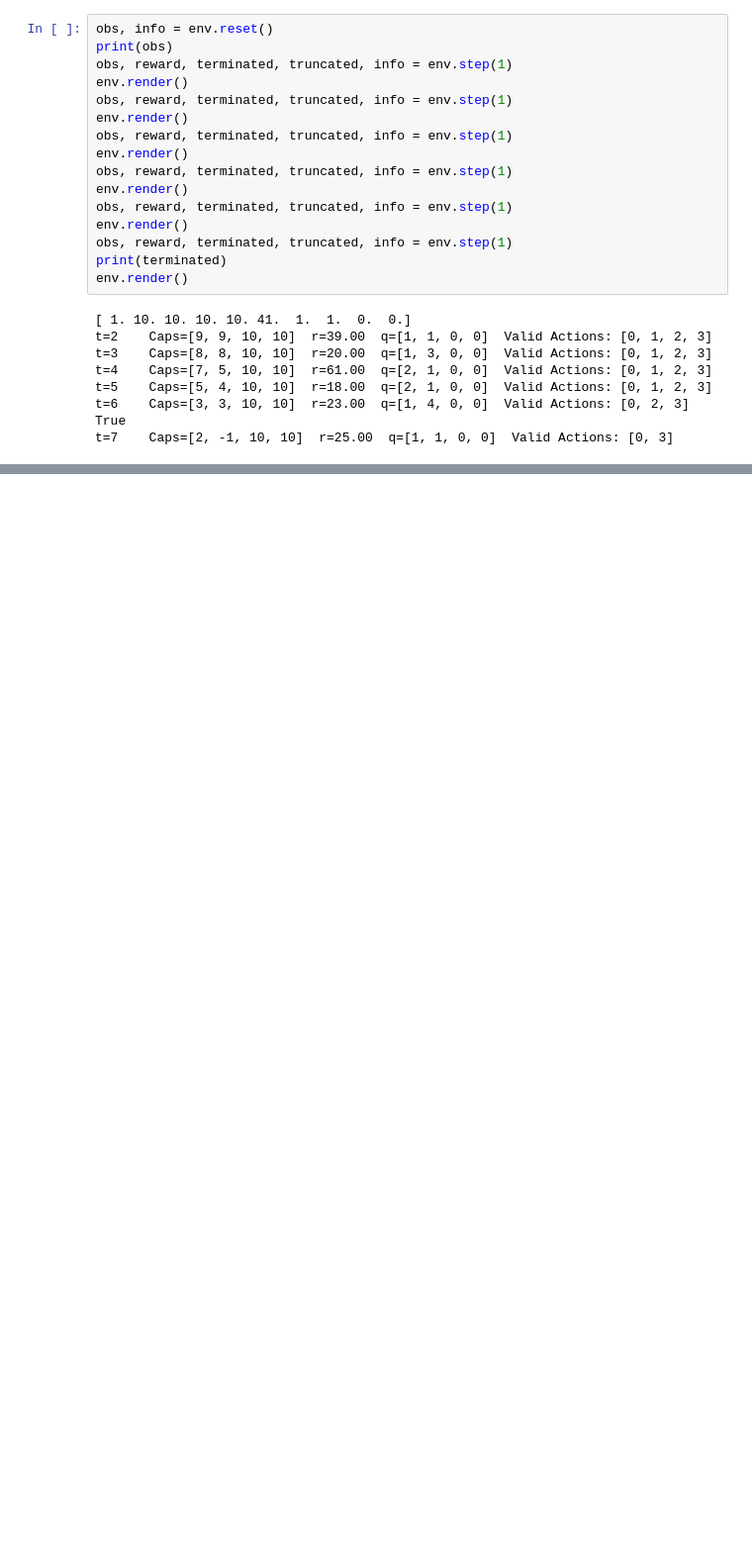
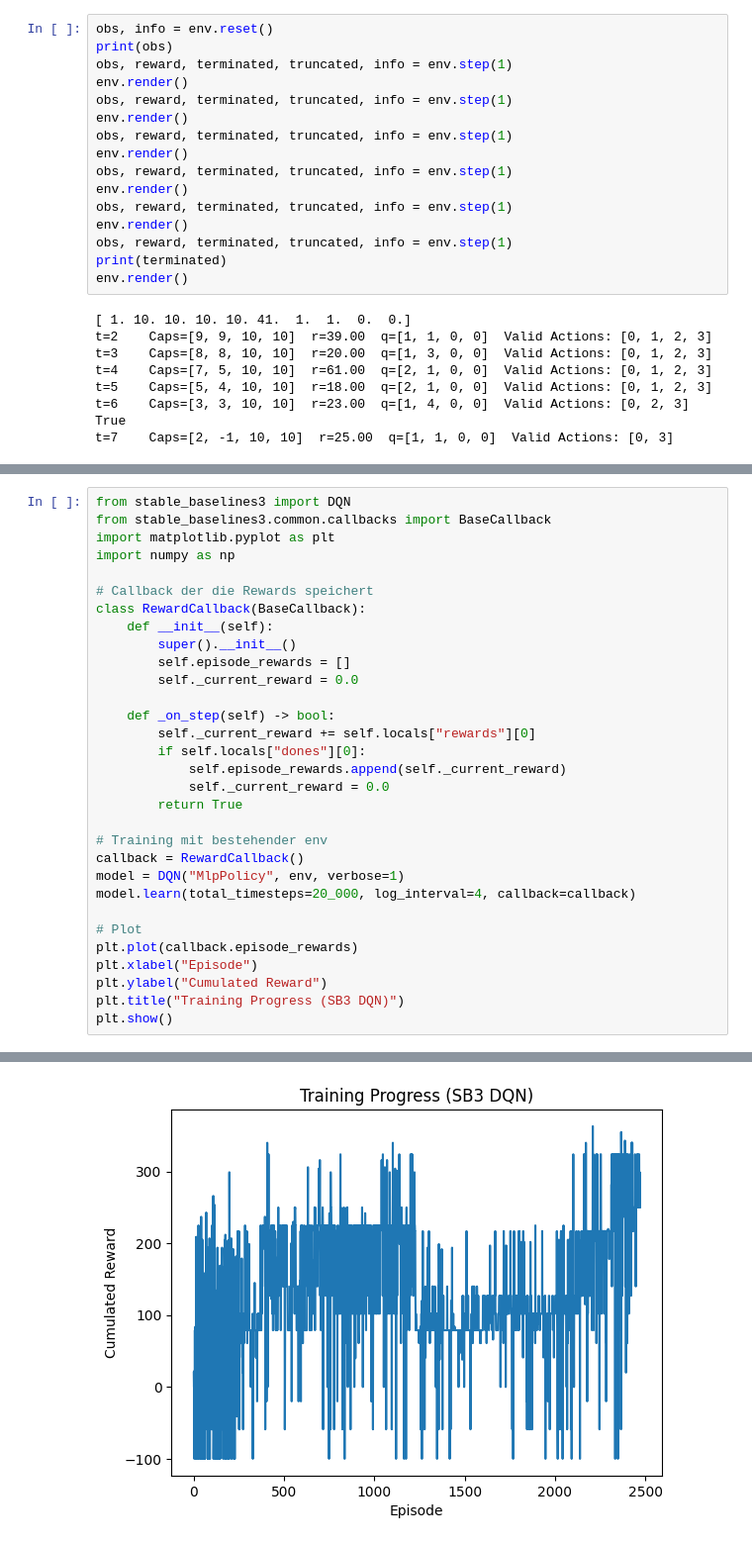
Before and after one commit to FelixFritz02/CI-Programming-Project-SS26, a Jupyter notebook: Programming Part/applying_gym_env.ipynb, the cells around one changed output, grey strips where cells are left out. Shown at 99% size. Drawn from its saved outputs; the diff is of its cells as text; blank space fills up the shorter version.

```diff
--- a/Programming Part/applying_gym_env.ipynb
+++ b/Programming Part/applying_gym_env.ipynb
@@ -51,0 +93,32 @@ t=7    Caps=[2, -1, 10, 10]  r=25.00  q=[1, 1, 0, 0]  Valid Actions: [0, 3]
+# %%
+from stable_baselines3 import DQN
+from stable_baselines3.common.callbacks import BaseCallback
+import matplotlib.pyplot as plt
+import numpy as np
+
+# Callback der die Rewards speichert
+class RewardCallback(BaseCallback):
+    def __init__(self):
+        super().__init__()
+        self.episode_rewards = []
+        self._current_reward = 0.0
+
+    def _on_step(self) -> bool:
+        self._current_reward += self.locals["rewards"][0]
+        if self.locals["dones"][0]:
+            self.episode_rewards.append(self._current_reward)
+            self._current_reward = 0.0
+        return True
+
+# Training mit bestehender env
+callback = RewardCallback()
+model = DQN("MlpPolicy", env, verbose=1)
+model.learn(total_timesteps=20_000, log_interval=4, callback=callback)
+
+# Plot
+plt.plot(callback.episode_rewards)
+plt.xlabel("Episode")
+plt.ylabel("Cumulated Reward")
+plt.title("Training Progress (SB3 DQN)")
+plt.show()
+# %% [output]
@@ -51,0 +142 @@ t=7    Caps=[2, -1, 10, 10]  r=25.00  q=[1, 1, 0, 0]  Valid Actions: [0, 3]
+[figure, added]
```
Also changed, not shown: parts of 7 cells of this notebook, 1 other file.
